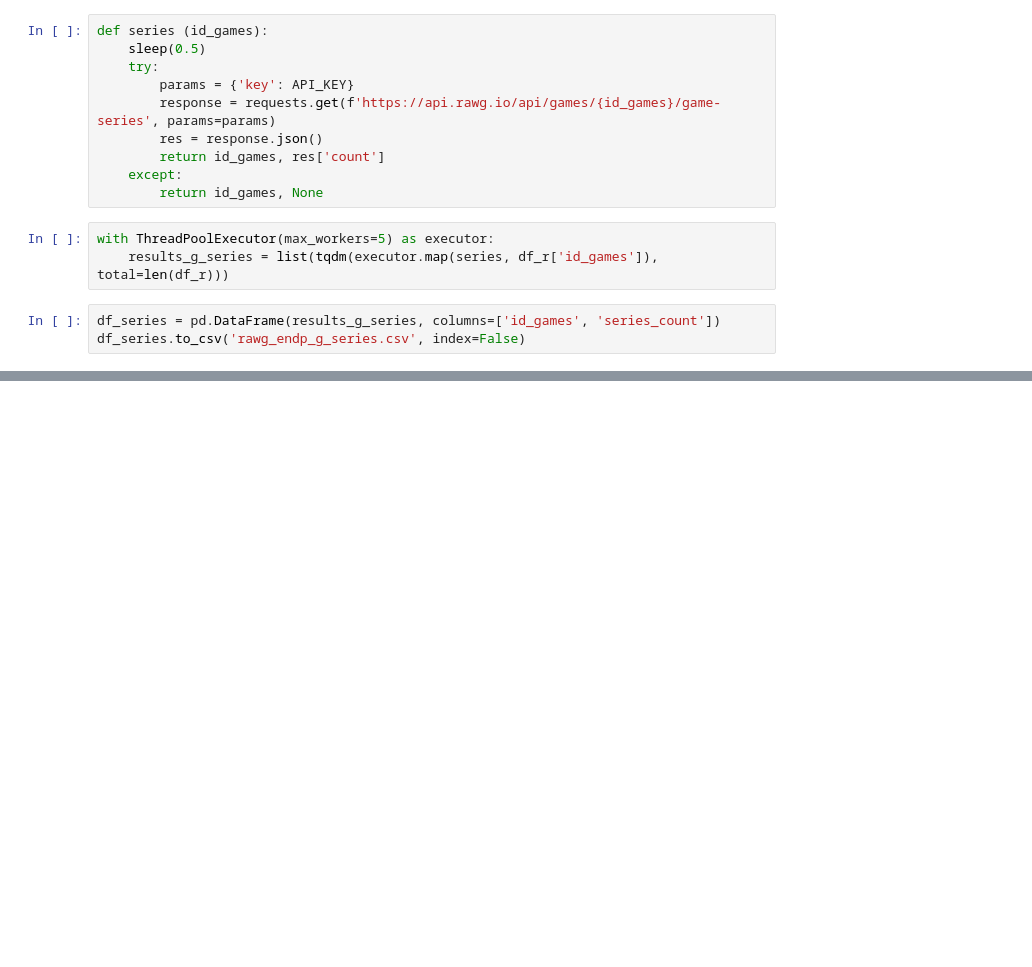
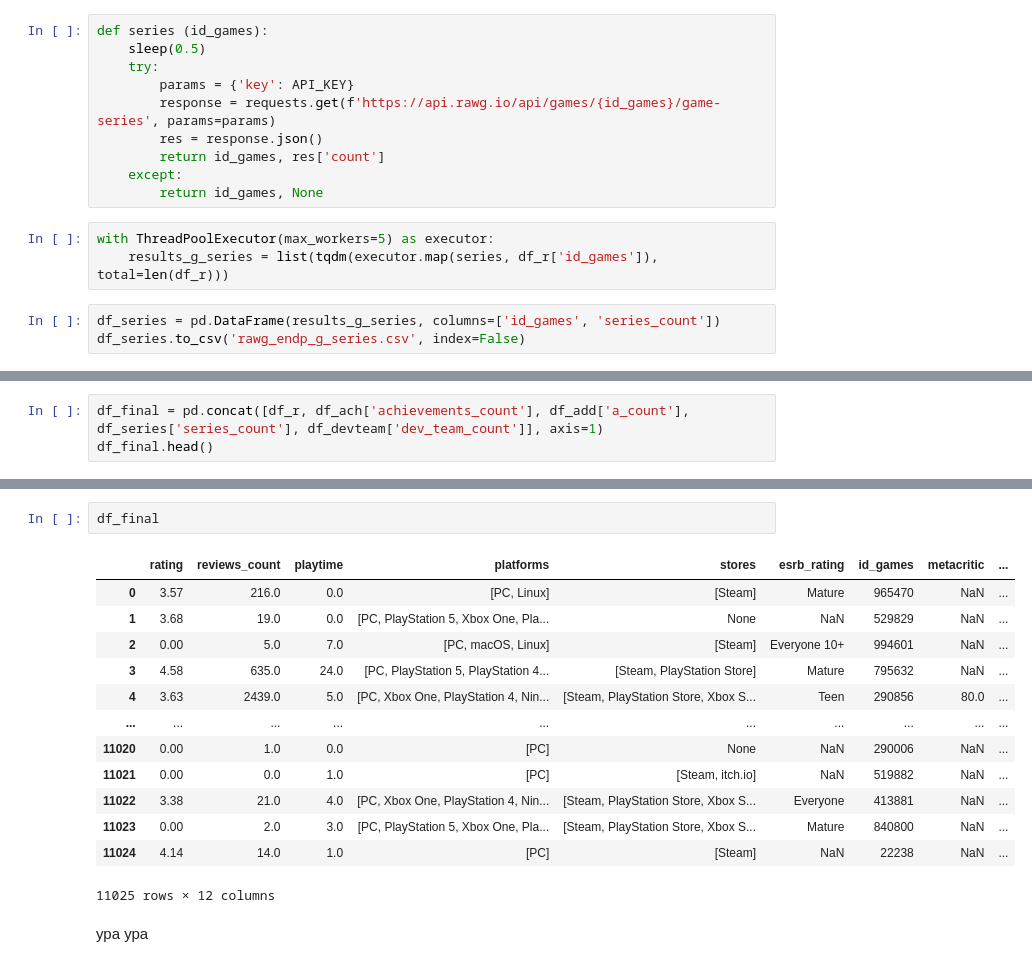
Before and after one commit to zolzayada/GP3_cool, a Jupyter notebook: апи_гп3КУЛ.ipynb, the cells around one changed output, grey strips where cells are left out. Saved outputs shown, nothing was run; the diff lists cells and outputs as text; blank space fills up the shorter version.

```diff
--- a/апи_гп3КУЛ.ipynb
+++ b/апи_гп3КУЛ.ipynb
@@ -654,0 +760,3 @@ df_series.to_csv('rawg_endp_g_series.csv', index=False)
+# %%
+df_final = pd.concat([df_r, df_ach['achievements_count'], df_add['a_count'], df_series['series_count'], df_devteam['dev_team_count']], axis=1)
+df_final.head()
@@ -654,0 +770,18 @@ df_series.to_csv('rawg_endp_g_series.csv', index=False)
+# %%
+df_final
+# %% [output]
+|  | rating | reviews_count | playtime | platforms | stores | esrb_rating | id_games | metacritic | ... |
+| 0 | 3.57 | 216.0 | 0.0 | [PC, Linux] | [Steam] | Mature | 965470 | NaN | ... |
+| 1 | 3.68 | 19.0 | 0.0 | [PC, PlayStation 5, Xbox One, Pla... | None | NaN | 529829 | NaN | ... |
+| 2 | 0.00 | 5.0 | 7.0 | [PC, macOS, Linux] | [Steam] | Everyone 10+ | 994601 | NaN | ... |
+| 3 | 4.58 | 635.0 | 24.0 | [PC, PlayStation 5, PlayStation 4... | [Steam, PlayStation Store] | Mature | 795632 | NaN | ... |
+| 4 | 3.63 | 2439.0 | 5.0 | [PC, Xbox One, PlayStation 4, Nin... | [Steam, PlayStation Store, Xbox S... | Teen | 290856 | 80.0 | ... |
+| ... | ... | ... | ... | ... | ... | ... | ... | ... | ... |
+| 11020 | 0.00 | 1.0 | 0.0 | [PC] | None | NaN | 290006 | NaN | ... |
+| 11021 | 0.00 | 0.0 | 1.0 | [PC] | [Steam, itch.io] | NaN | 519882 | NaN | ... |
+| 11022 | 3.38 | 21.0 | 4.0 | [PC, Xbox One, PlayStation 4, Nin... | [Steam, PlayStation Store, Xbox S... | Everyone | 413881 | NaN | ... |
+| 11023 | 0.00 | 2.0 | 3.0 | [PC, PlayStation 5, Xbox One, Pla... | [Steam, PlayStation Store, Xbox S... | Mature | 840800 | NaN | ... |
+| 11024 | 4.14 | 14.0 | 1.0 | [PC] | [Steam] | NaN | 22238 | NaN | ... |
+11025 rows × 12 columns
+# %% [markdown]
+ура ура
```
Also changed, not shown: parts of 20 cells of this notebook.
